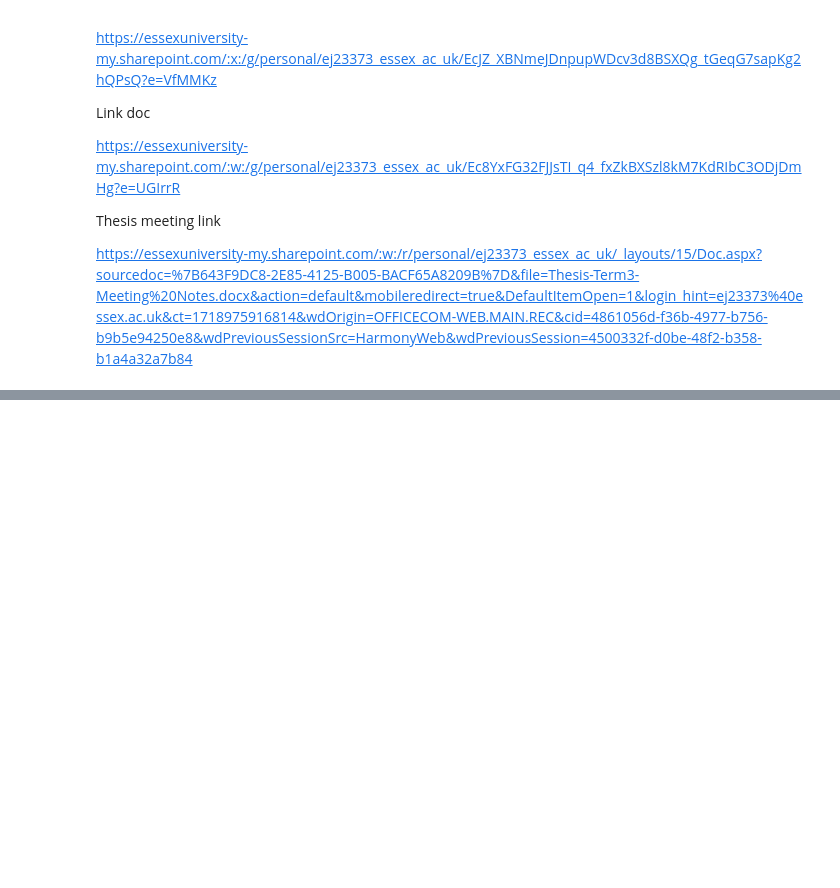
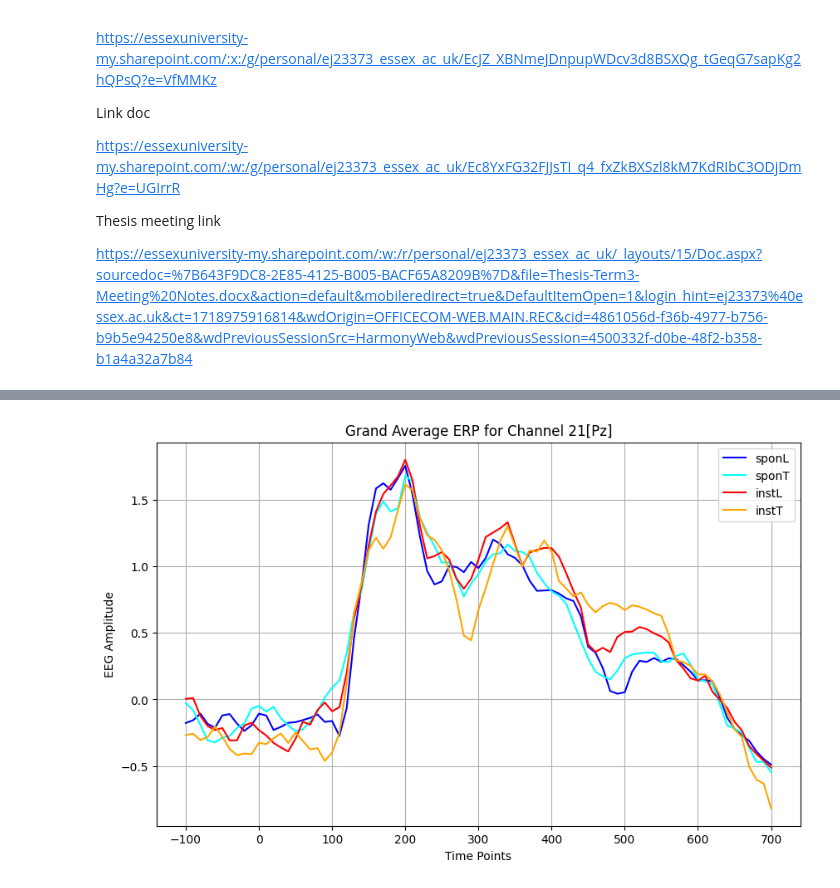
Before and after one commit to eldhosejoseph/thesis, a Jupyter notebook: BCI.ipynb, the cells around one changed output, grey strips where cells are left out. Cells and saved outputs as stored; diff of their text form; code cells hidden in the pictures; blank space fills up the shorter version.

```diff
--- a/BCI.ipynb
+++ b/BCI.ipynb
@@ -23,0 +169,35 @@ https://essexuniversity-my.sharepoint.com/:w:/r/personal/ej23373_essex_ac_uk/_la
+# %%
+#data
+player=0
+channelnum=1
+cardsample=1
+
+#eeg
+mode=1
+channel_num=0
+trial=0
+eeg=epos[player][0][0][mode][0][channel_num][trial]
+
+#channel names
+mode=2
+ch_names=epos[player][0][0][mode][0]
+
+#sample
+mode=3
+card_category=0    #0-sponL, 1-sponT, 2-instL, 3-instT
+trial=0 #44 trials * 11 =484 trials
+samples=epos[player][0][0][mode]  #4 sample category sublist
+samples_cat=samples[card_category]
+samples_trial=samples_cat[trial]
+
+#cards
+mode=4
+cards=epos[player][0][0][mode][0]
+
+#timestamp
+mode=5
+timestamps=epos[player][0][0][mode][0]
+
+#player name set
+mode=6
+player_name=epos[player][0][0][mode][0]
@@ -23,0 +347,4 @@ https://essexuniversity-my.sharepoint.com/:w:/r/personal/ej23373_essex_ac_uk/_la
+# %%
+plot_erp(21)
+# %% [output]
+[figure, added]
```
Also changed, not shown: parts of 16 cells of this notebook.
